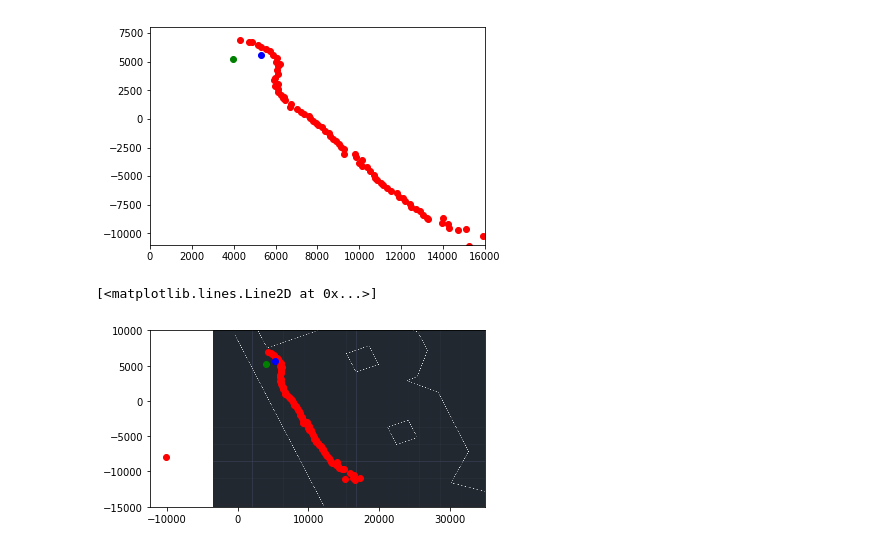
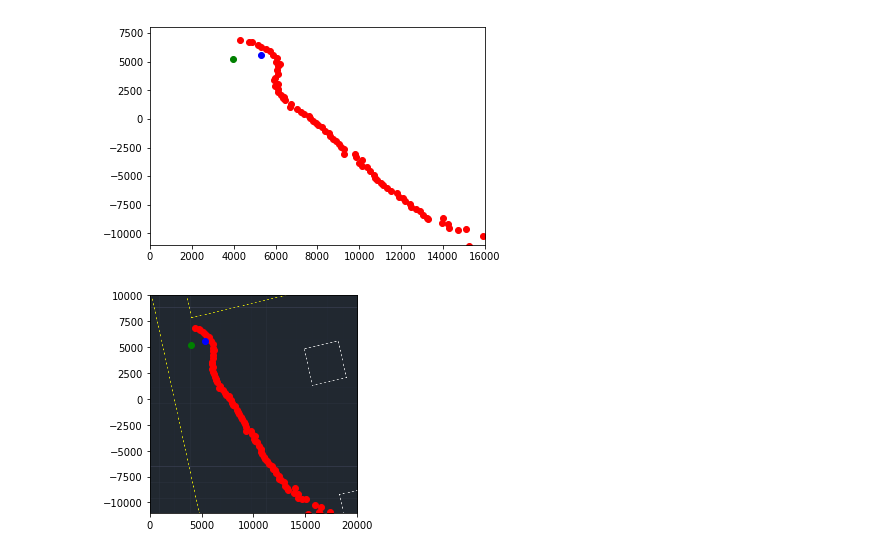
Before and after one commit to fcistern/Pozyx, a Jupyter notebook: notebooks/SubjectAnalysis.ipynb, the cells around one changed output. Cells and saved outputs as stored; diff of their text form; code cells hidden in the pictures.

Commit message:
added possible courtyard

```diff
--- a/notebooks/SubjectAnalysis.ipynb
+++ b/notebooks/SubjectAnalysis.ipynb
@@ -91,34 +108,47 @@ dfParticipant
 | 2485 | 26382 | 2019-06-01 20:54:13.072999954 | 4310.0 | 6870.0 | 0.0 | 78.8 |
 112 rows × 6 columns
 # %%
-#Create a function to make dataframes for the participant's leaving and returning from the hallway
 
 def createExperimentDfs(participant_df):
+    #A function to make separate dataframes when the participant leaves and returns to the space
+
+    #Create dataframes for leave and return
     leave_df = pd.DataFrame(columns=['tagId', 'timestamp', 'x', 'y', 'z', 'latency'])
     return_df = pd.DataFrame(columns=['tagId', 'timestamp', 'x', 'y', 'z', 'latency'])
+
+    #get first index number
     index1 = participant_df.index[0]
     index2 = 0
     marker = 0
     df_to_append = 0
+
+    #loop through all of the rows
     for index, row in participant_df.iterrows():
+
+        #get current index number
         index2 = participant_df.index[marker]
 
+        #Append consecutive data to leave_df
         if (index2 - index1 <= 2 and df_to_append == 0):
             leave_df = leave_df.append(row)
 
+        #Append consecutive data to reurn_df
         elif (index2 - index1 <= 2 and df_to_append == 1):
             return_df = return_df.append(row)
 
+        #Switch from leave to return df
         elif (index2 - index1 > 300):
             df_to_append = 1
+            return_df = return_df.append(row)
 
+        #Any data not satisfying above conditions appended to correct dataframe
         else:
             if (df_to_append == 0):
                 leave_df = leave_df.append(row)
-                #leave_df.set_value[index, 'consecutive', 'False']
+
             else :
                 return_df = return_df.append(row)
-                #return_df.set_value[index, 'consecutive', 'False']
+
 
         index1 = participant_df.index[marker]
         marker = marker + 1
@@ -190,15 +237,14 @@ plt.savefig('FileName.png')
 # %% [output]
 [figure]
 # %%
-img = plt.imread("courtyard3.png")
+img = plt.imread("courtyard.png")
 fig, ax = plt.subplots()
 #ax.imshow(img)
-ax.imshow(img, extent=[-3500, 35000, -15000, 10000])
+ax.imshow(img, extent=[-2500, 20000, -12000, 11000])
 plt.plot(participant_return.x, participant_return.y, '.', color='red', ms=12)
 plt.plot(5300, 5592, 'b.', ms = 12)
 plt.plot(3950, 5250, 'g.', ms = 12)
-#plt.xlim([0,20000])
-#plt.ylim([-11000,8000]);
+plt.xlim([0,20000])
+plt.ylim([-11000,10000]);
 # %% [output]
-[<matplotlib.lines.Line2D at 0x...>]
-[figure, old version]
+[figure, new version]
```
Also changed, not shown: parts of 10 cells of this notebook, 1 other file.
